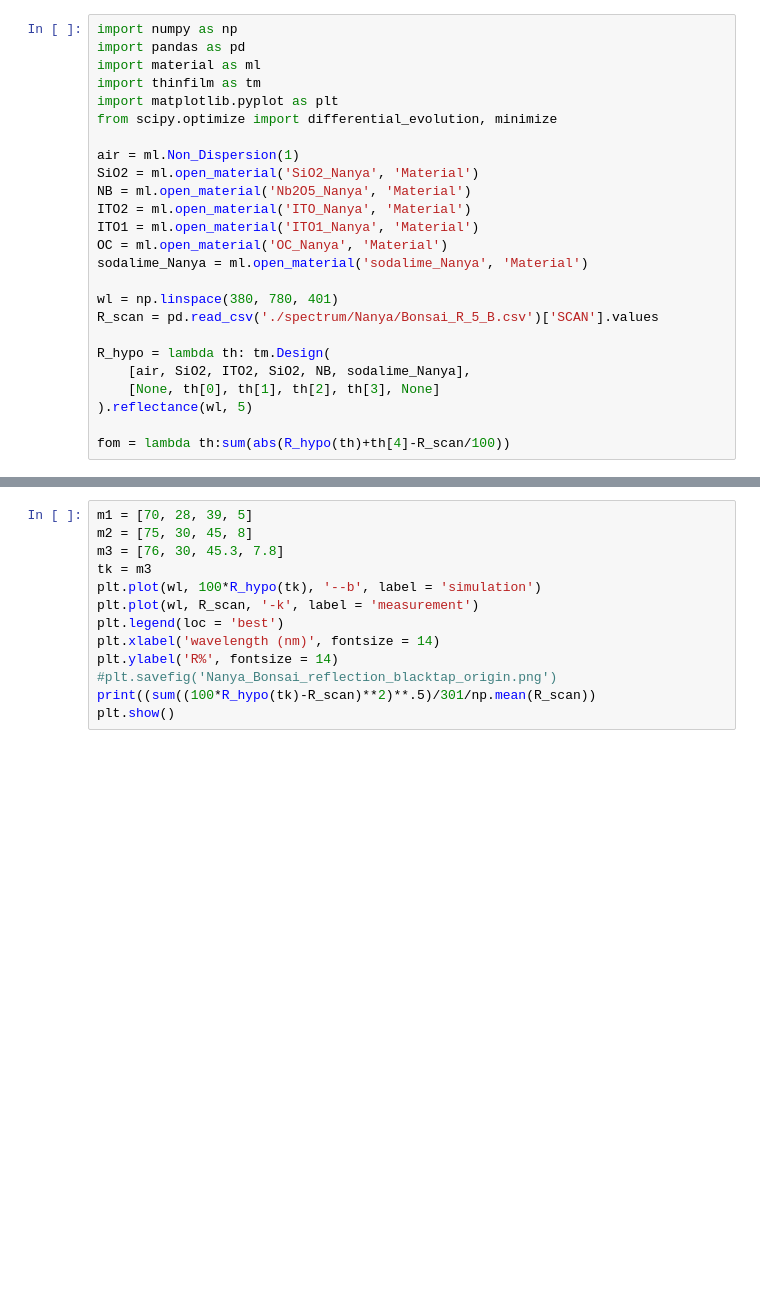
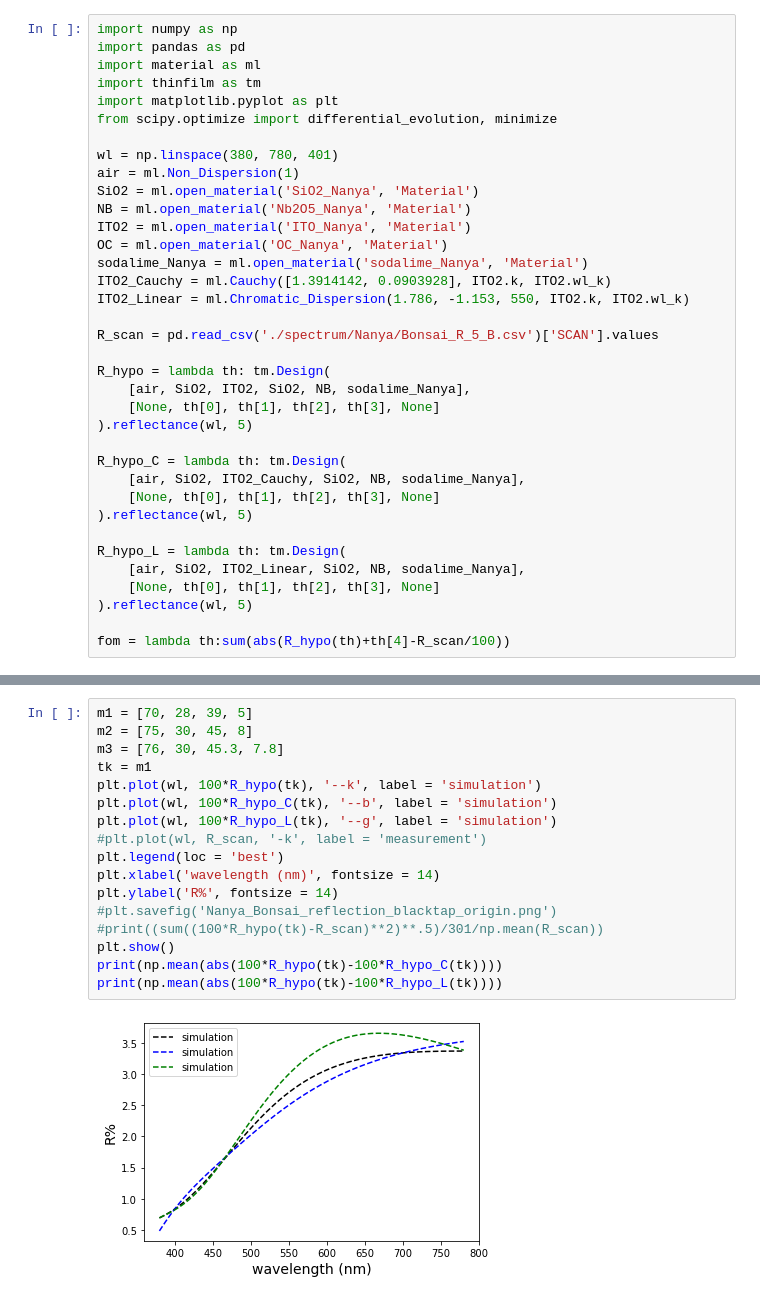
Before and after one commit to Yoway1994/ThinFilm, a Jupyter notebook: Nanya_Bonsai_scan_fitting_reflection_blacktap.ipynb, the cells around one changed output, grey strips where cells are left out. Drawn from its saved outputs; the diff is of its cells as text; blank space fills up the shorter version.

```diff
--- a/Nanya_Bonsai_scan_fitting_reflection_blacktap.ipynb
+++ b/Nanya_Bonsai_scan_fitting_reflection_blacktap.ipynb
@@ -6,15 +6,16 @@ import thinfilm as tm
 import matplotlib.pyplot as plt
 from scipy.optimize import differential_evolution, minimize
 
+wl = np.linspace(380, 780, 401)
 air = ml.Non_Dispersion(1)
 SiO2 = ml.open_material('SiO2_Nanya', 'Material')
 NB = ml.open_material('Nb2O5_Nanya', 'Material')
 ITO2 = ml.open_material('ITO_Nanya', 'Material')
-ITO1 = ml.open_material('ITO1_Nanya', 'Material')
 OC = ml.open_material('OC_Nanya', 'Material')
 sodalime_Nanya = ml.open_material('sodalime_Nanya', 'Material')
+ITO2_Cauchy = ml.Cauchy([1.3914142, 0.0903928], ITO2.k, ITO2.wl_k)
+ITO2_Linear = ml.Chromatic_Dispersion(1.786, -1.153, 550, ITO2.k, ITO2.wl_k)
 
-wl = np.linspace(380, 780, 401)
 R_scan = pd.read_csv('./spectrum/Nanya/Bonsai_R_5_B.csv')['SCAN'].values
 
 R_hypo = lambda th: tm.Design(
@@ -22,6 +23,16 @@ R_hypo = lambda th: tm.Design(
     [None, th[0], th[1], th[2], th[3], None]
 ).reflectance(wl, 5)
 
+R_hypo_C = lambda th: tm.Design(
+    [air, SiO2, ITO2_Cauchy, SiO2, NB, sodalime_Nanya],
+    [None, th[0], th[1], th[2], th[3], None]
+).reflectance(wl, 5)
+
+R_hypo_L = lambda th: tm.Design(
+    [air, SiO2, ITO2_Linear, SiO2, NB, sodalime_Nanya],
+    [None, th[0], th[1], th[2], th[3], None]
+).reflectance(wl, 5)
+
 fom = lambda th:sum(abs(R_hypo(th)+th[4]-R_scan/100))
 # %%
 sol = differential_evolution(fom, [(68,80),(28,32),(38,50),(6,10),(-0.1,0.1)])
@@ -38,14 +43,19 @@ print(sol2.x)
 # %%
 m1 = [70, 28, 39, 5]
 m2 = [75, 30, 45, 8]
 m3 = [76, 30, 45.3, 7.8]
-tk = m3
-plt.plot(wl, 100*R_hypo(tk), '--b', label = 'simulation')
-plt.plot(wl, R_scan, '-k', label = 'measurement')
+tk = m1
+plt.plot(wl, 100*R_hypo(tk), '--k', label = 'simulation')
+plt.plot(wl, 100*R_hypo_C(tk), '--b', label = 'simulation')
+plt.plot(wl, 100*R_hypo_L(tk), '--g', label = 'simulation')
+#plt.plot(wl, R_scan, '-k', label = 'measurement')
 plt.legend(loc = 'best')
 plt.xlabel('wavelength (nm)', fontsize = 14)
 plt.ylabel('R%', fontsize = 14)
 #plt.savefig('Nanya_Bonsai_reflection_blacktap_origin.png')
-print((sum((100*R_hypo(tk)-R_scan)**2)**.5)/301/np.mean(R_scan))
+#print((sum((100*R_hypo(tk)-R_scan)**2)**.5)/301/np.mean(R_scan))
 plt.show()
+print(np.mean(abs(100*R_hypo(tk)-100*R_hypo_C(tk))))
+print(np.mean(abs(100*R_hypo(tk)-100*R_hypo_L(tk))))
 # %% [output]
+[figure, new version]
```
Also changed, not shown: parts of 4 cells of this notebook, 44 other files.
